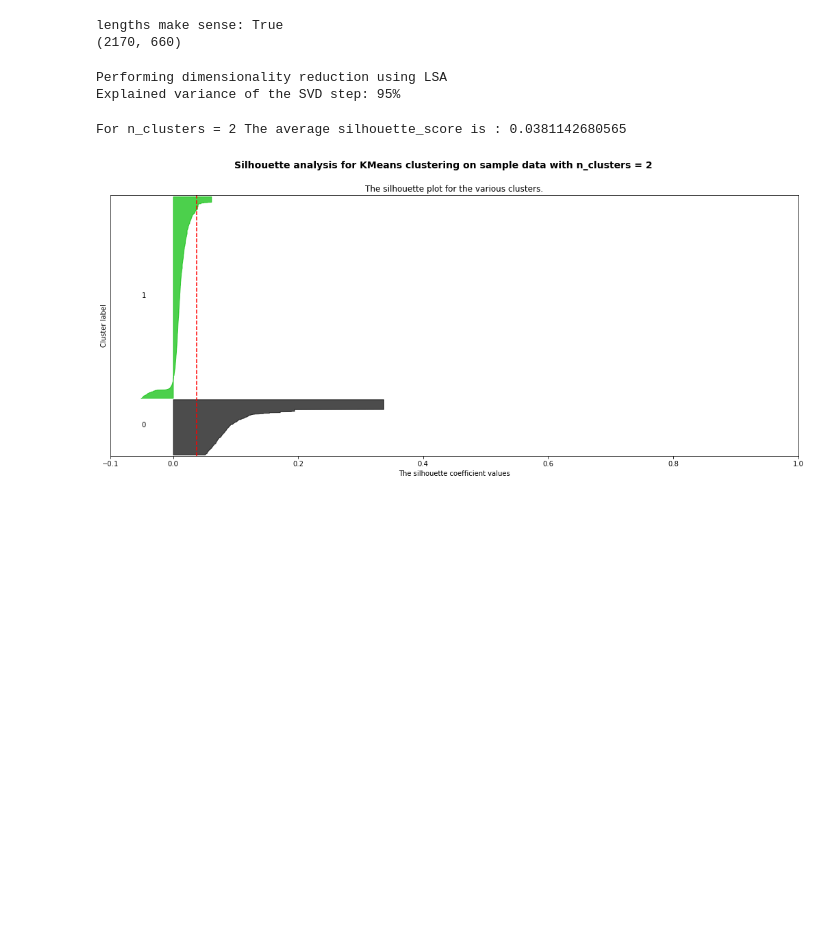
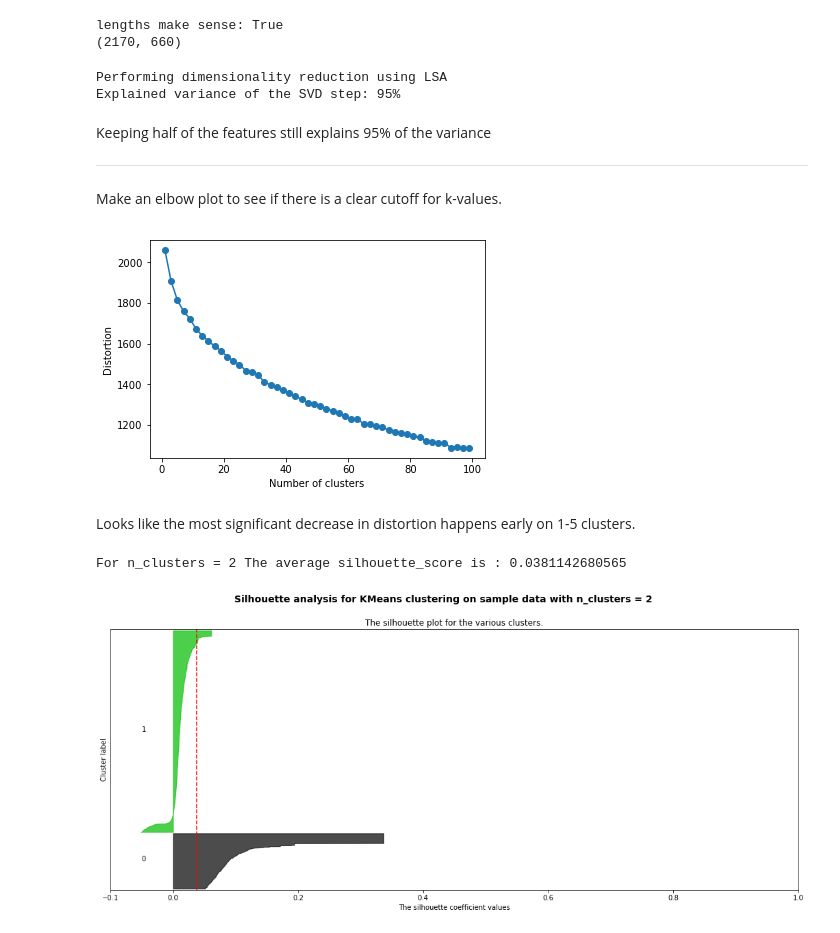
Before and after one commit to trnoriega/chemproject, a Jupyter notebook: 5_descriptor_clustering.ipynb, the cells around one changed output. Drawn from its saved outputs; the diff is of its cells as text; code cells hidden in the pictures; blank space fills up the shorter version.

Commit message:
Add nice elbow plot.

```diff
--- a/5_descriptor_clustering.ipynb
+++ b/5_descriptor_clustering.ipynb
@@ -293,6 +293,26 @@ X = apply_lsa(descriptor_vector, 330)
 # %% [output]
 Performing dimensionality reduction using LSA
 Explained variance of the SVD step: 95%
+# %% [markdown]
+Keeping half of the features still explains 95% of the variance
+____
+
+Make an elbow plot to see if there is a clear cutoff for k-values.
+# %%
+distortions = []
+for i in range(1, 100, 2):
+    km = clusterer = KMeans(n_clusters=i, random_state=42)
+    km.fit(X)
+    distortions.append(km.inertia_)
+
+plt.plot(range(1, 100, 2), distortions, marker ='o')
+plt.xlabel('Number of clusters')
+plt.ylabel('Distortion')
+plt.show()
+# %% [output]
+[figure, added]
+# %% [markdown]
+Looks like the most significant decrease in distortion happens early on 1-5 clusters.
 # %%
 make_silhouettes(X, [2,3], 42)
 # %% [output]
```
Also changed, not shown: parts of 2 cells of this notebook.
